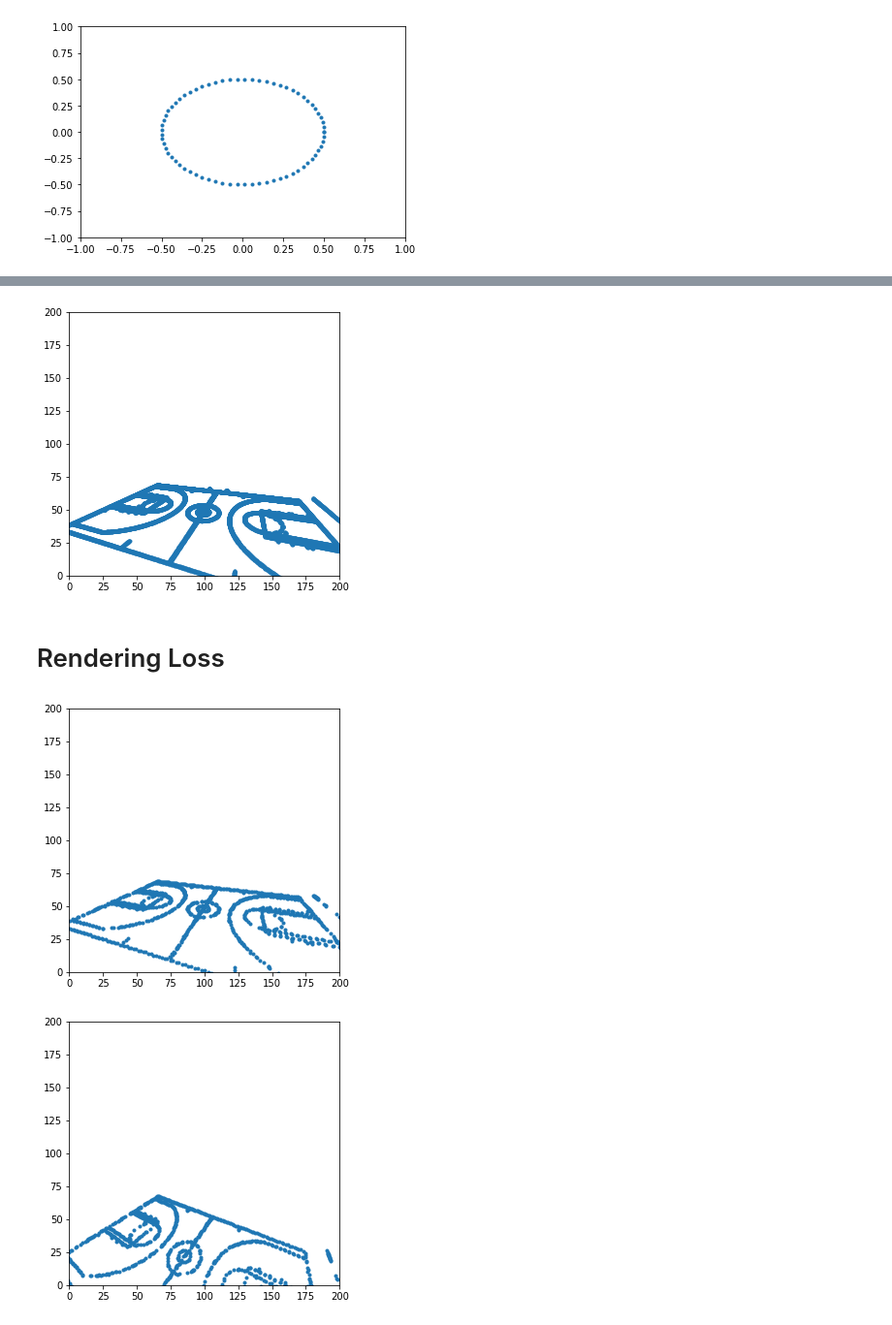
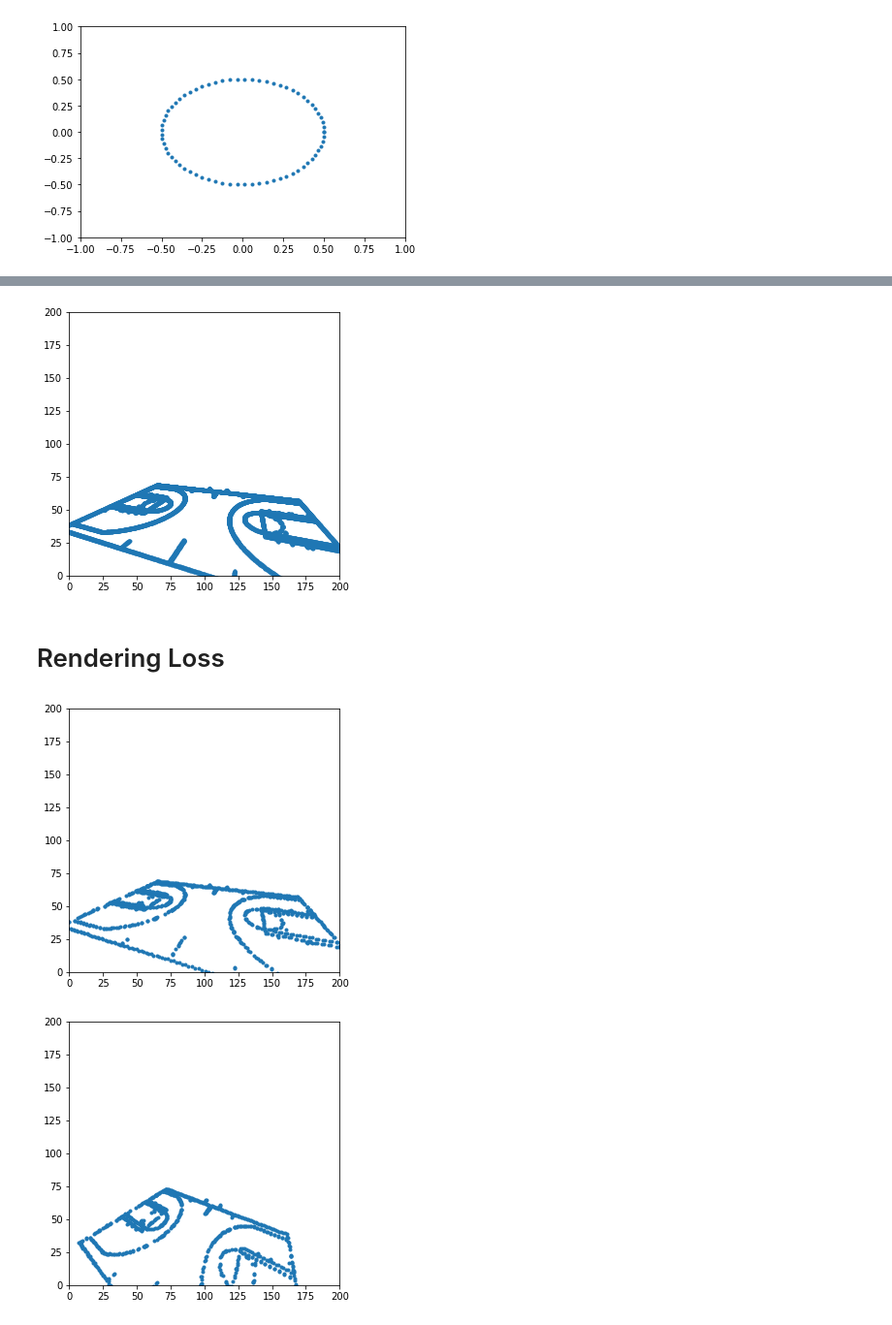
Before and after one commit to akarshkumar0101/nba-3d-ee-371q, a Jupyter notebook: rendering.ipynb, the cells around one changed output, grey strips where cells are left out. Shown: that part at 97% size. Drawn from its saved outputs; the diff is of its cells as text; code cells hidden in the pictures.

```diff
--- a/rendering.ipynb
+++ b/rendering.ipynb
@@ -81,9 +81,16 @@ def project_to_cam(X_w, dofs_cam=rest_dofs, f=f, m=(m_x, m_y), uv=(u_0, v_0), re
     X_w = to_homo(X_w)
     X_c = (dofs2mat(dofs_cam) @ (X_w[..., None]))[..., 0]
     vis_mask = from_homo(X_c)[..., 2]>0.
-    mat_in = torch.tensor([[f*m[0], 0., uv[0], 0.],
-                           [0., f*m[1], uv[1], 0.],
+    mat_in = torch.tensor([[m[0], 0., uv[0], 0.],
+                           [0., m[1], uv[1], 0.],
                            [0., 0., 1., 0.]])
+    mat_in *= (torch.tensor([[0., 1., 1., 1.],
+                             [1., 0., 1., 1.],
+                             [1., 1., 1., 1.]])\
+              +f*torch.tensor([[1., 0., 0., 0.],
+                             [0., 1., 0., 0.],
+                             [0., 0., 0., 0.]]))
+
     X_i = (mat_in@(X_c[..., None]))[..., 0]
     X_i = from_homo(X_i)
     if ret_vis_mask:
@@ -146,4 +153,4 @@ dofs_cam[3:] = torch.tensor([0., np.pi/10, 0.])
 
 show_cam_view(X_w, dofs_cam, f, (100., 100.), (100, 100))
 # %% [output]
-[figure, old version]
+[figure, new version]
@@ -158,11 +174,13 @@ X_w = X_w[::10, :]
 # %%
 dofs_cam_optim = dofs_cam.clone()
+f_optim = torch.tensor(f)
 torch.manual_seed(10)
 dofs_cam_optim+=0.2*torch.randn(dofs_cam_optim.shape)
+f_optim+=0.2*torch.randn(1).item()
 # %%
 show_cam_view(X_w, dofs_cam, f, (100., 100.), (100, 100))
-show_cam_view(X_w, dofs_cam_optim, f, (100., 100.), (100, 100))
+show_cam_view(X_w, dofs_cam_optim, f_optim, (100., 100.), (100, 100))
 # %% [output]
-[figure, old version]
+[figure, new version]
-[figure, old version]
+[figure, new version]
 # %%
```
Also changed, not shown: parts of 8 cells of this notebook.
